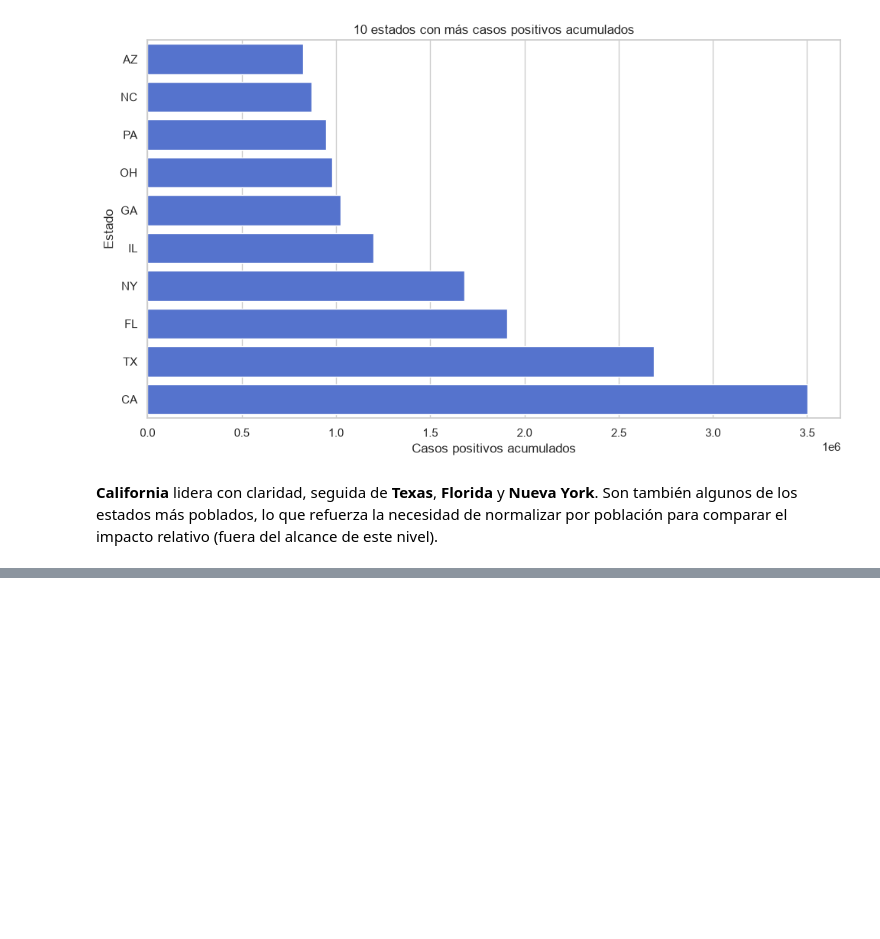
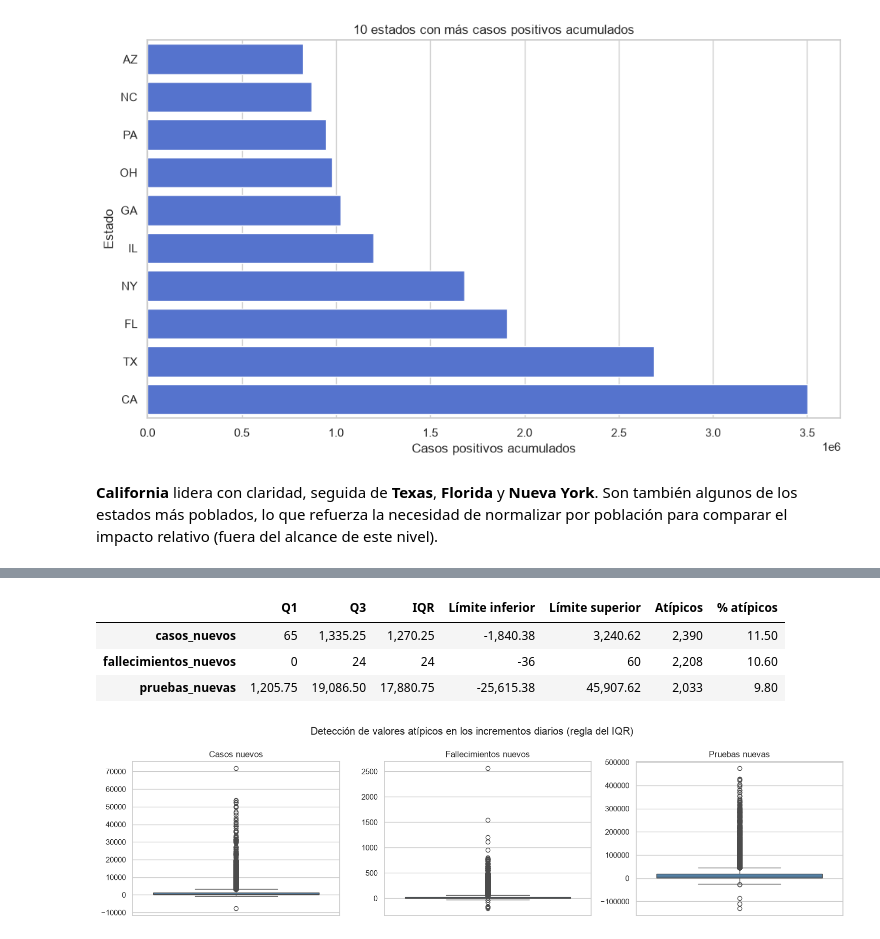
Before and after one commit to elenaalmansacampos/ai_project_EDA, a Jupyter notebook: notebooks/eda_covid19.ipynb, the cells around one changed output, grey strips where cells are left out. Cells and saved outputs as stored; diff of their text form; code cells hidden in the pictures; blank space fills up the shorter version.

```diff
--- a/notebooks/eda_covid19.ipynb
+++ b/notebooks/eda_covid19.ipynb
@@ -504,0 +542,47 @@ Sí. La correlación entre pruebas totales y casos positivos por estado es **0,9
+# %%
+def resumen_iqr(serie):
+    serie = serie.dropna()
+    q1, q3 = serie.quantile([0.25, 0.75])
+    iqr = q3 - q1
+    limite_inferior = q1 - 1.5 * iqr
+    limite_superior = q3 + 1.5 * iqr
+    atipicos = ((serie < limite_inferior) | (serie > limite_superior)).sum()
+    return pd.Series(
+        {
+            "Q1": q1,
+            "Q3": q3,
+            "IQR": iqr,
+            "Límite inferior": limite_inferior,
+            "Límite superior": limite_superior,
+            "Atípicos": int(atipicos),
+            "% atípicos": round(atipicos / len(serie) * 100, 1),
+        }
+    )
+
+
+resumen_outliers = pd.DataFrame(
+    {
+        col: resumen_iqr(df[col])
+        for col in ["casos_nuevos", "fallecimientos_nuevos", "pruebas_nuevas"]
+    }
+).T
+
+resumen_outliers
+# %% [output]
+|  | Q1 | Q3 | IQR | Límite inferior | Límite superior | Atípicos | % atípicos |
+| casos_nuevos | 65 | 1,335.25 | 1,270.25 | -1,840.38 | 3,240.62 | 2,390 | 11.50 |
+| fallecimientos_nuevos | 0 | 24 | 24 | -36 | 60 | 2,208 | 10.60 |
+| pruebas_nuevas | 1,205.75 | 19,086.50 | 17,880.75 | -25,615.38 | 45,907.62 | 2,033 | 9.80 |
+# %%
+fig, axes = plt.subplots(1, 3, figsize=(15, 4))
+
+for ax, col in zip(axes, ["casos_nuevos", "fallecimientos_nuevos", "pruebas_nuevas"]):
+    sns.boxplot(y=df[col], color="steelblue", ax=ax)
+    ax.set_title(col.replace("_", " ").capitalize())
+    ax.set_ylabel("")
+
+plt.suptitle("Detección de valores atípicos en los incrementos diarios (regla del IQR)")
+plt.tight_layout()
+plt.show()
+# %% [output]
+[figure, added]
```
Also changed, not shown: parts of 28 cells of this notebook, 10 other files.
